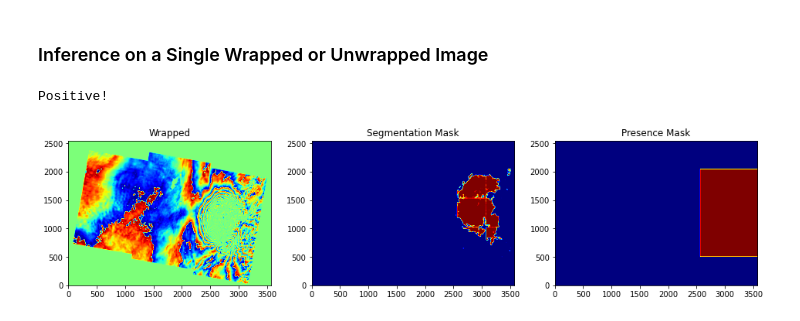
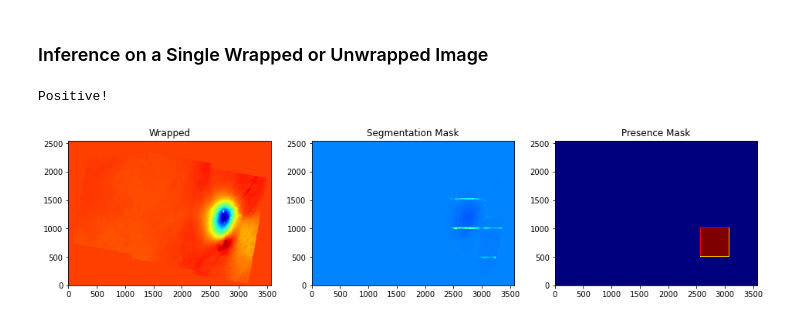
Before and after one commit to asfadmin/AI-Event-Monitoring, a Jupyter notebook: notebooks/generate_masks.ipynb, the cells around one changed output. Drawn from its saved outputs; the diff is of its cells as text; code cells hidden in the pictures.

```diff
--- a/notebooks/generate_masks.ipynb
+++ b/notebooks/generate_masks.ipynb
@@ -39,10 +42,10 @@ def plot_results(wrapped, mask, presence_mask):
 tile_size = 512
 crop_size = 512
 
-mask_model_path = 'data/output/models/checkpoints/mask_model'
-pres_model_path = 'data/output/models/checkpoints/classification_model'
-image_path      = 'tests/test_image.tif'
-output_path     = 'tests/test_mask.tif'
+mask_model_path = 'data/output/models/checkpoints/masking_modelV1'
+pres_model_path = 'data/output/models/checkpoints/classification_modelV31'
+image_path      = '../../data/S1AB_20171111T150004_20171117T145926_VVP006_INT80_G_ueF_36B1/S1AB_20171111T150004_20171117T145926_VVP006_INT80_G_ueF_36B1_unw_phase.tif'
+output_path     = '3741_mask.tif'
 
 mask_model = load_model(mask_model_path)
 pres_model = load_model(pres_model_path)
@@ -50,10 +53,10 @@ pres_model = load_model(pres_model_path)
 is_wrapped = True
 
 if is_wrapped:
-    wrapped = get_image_array(image_path)
+    wrapped, gdal_dataset = get_image_array(image_path)
 else:
-    unwrapped = get_image_array(image_path)
-    wrapped   = np.angle(np.exp(1j * (unwrapped)))
+    unwrapped, gdal_dataset = get_image_array(image_path)
+    wrapped      = np.angle(np.exp(1j * (unwrapped)))
 # %%
 mask, presence_mask, presence_values = mask_with_model(
     mask_model = mask_model,
@@ -65,10 +68,12 @@ mask, presence_mask, presence_values = mask_with_model(
 # %%
 if np.max(presence_values) > 0.7:
     print("Positive!")
 else:
     print("Negative!")
 
+mask[wrapped == 0] = 0
+
 plot_results(wrapped, mask, presence_mask)
 # %% [output]
 Positive!
-[figure, old version]
+[figure, new version]
```
Also changed, not shown: parts of 3 cells of this notebook, 6 other files.
